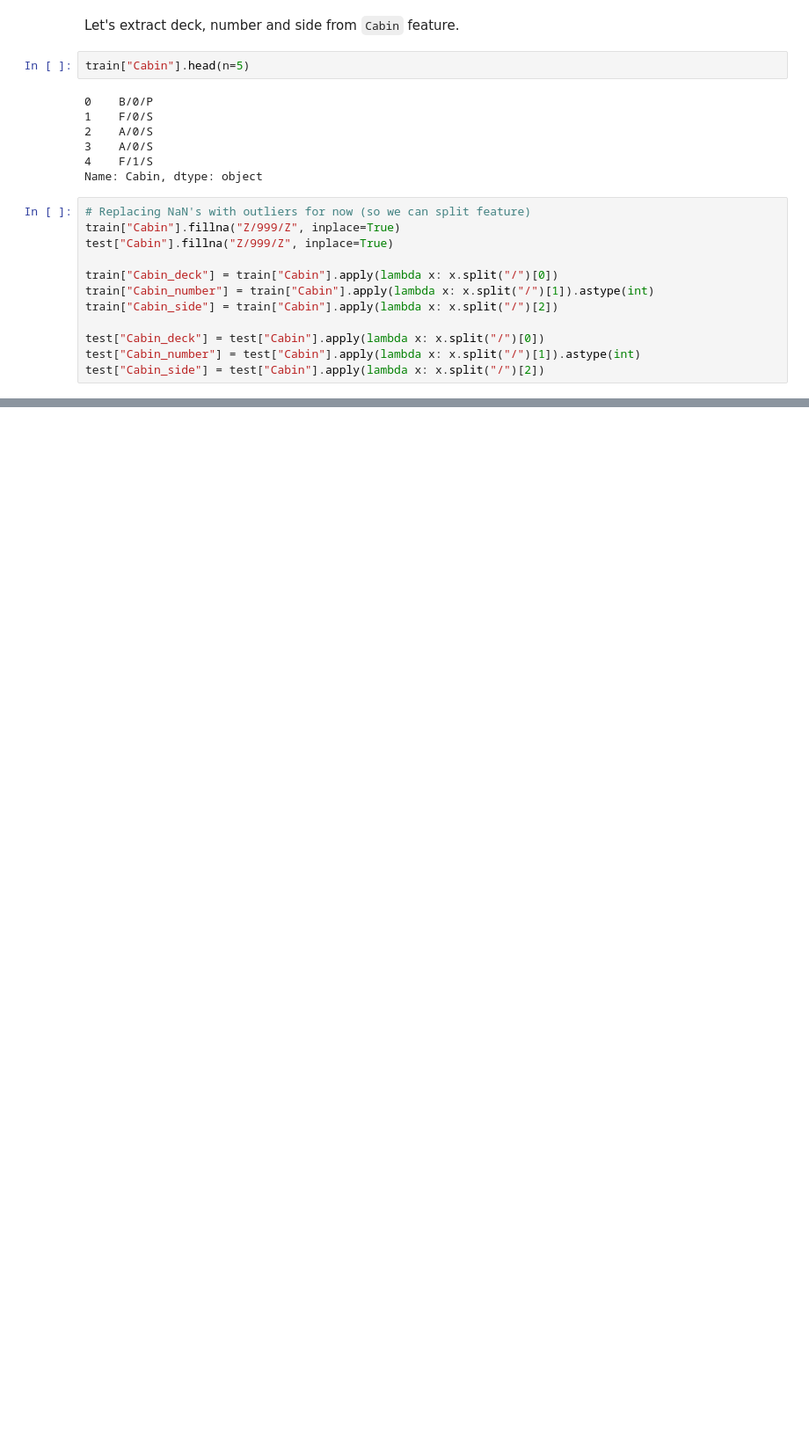
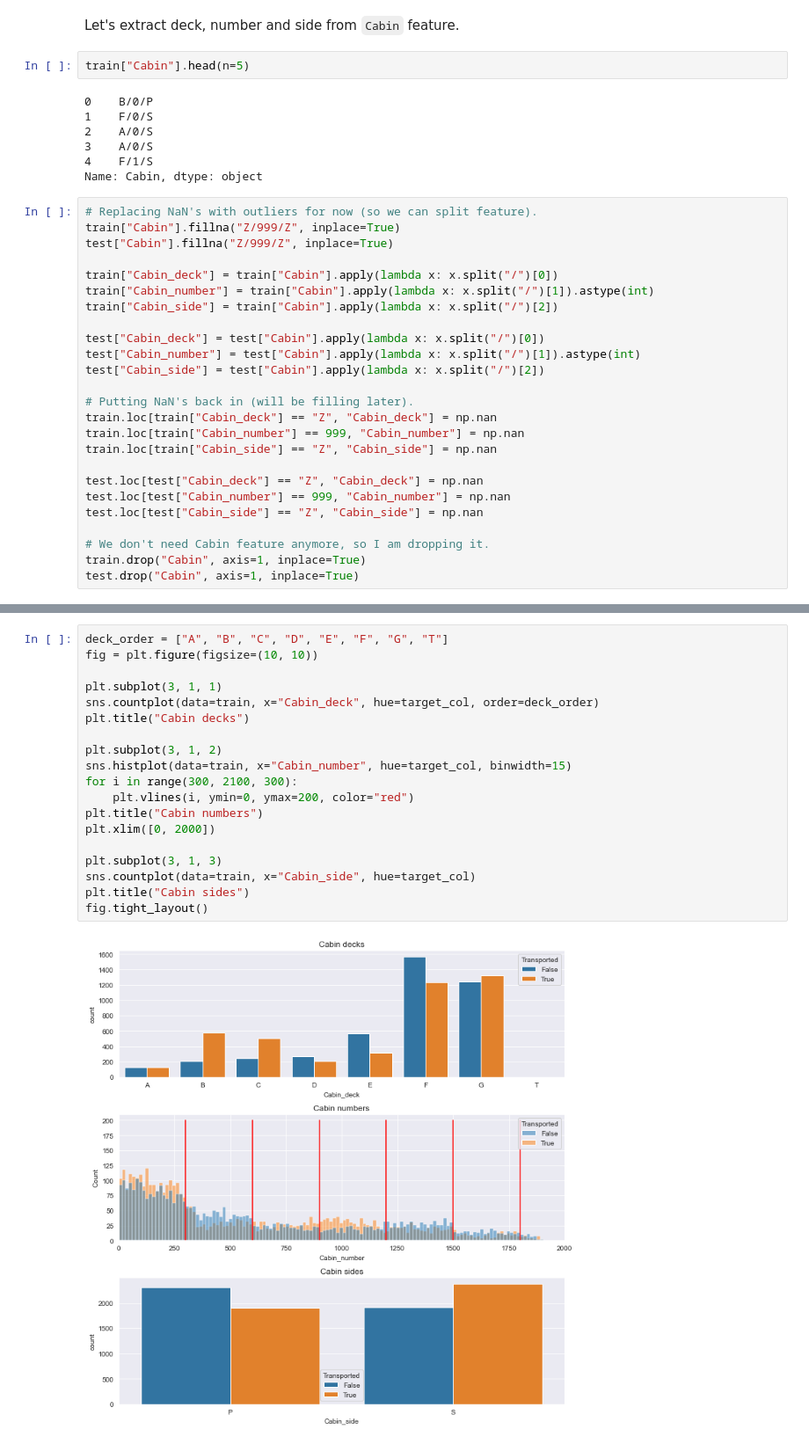
Before and after one commit to Ark3M/Kaggle-competitions, a Jupyter notebook: Spaceship Titanic/Spaceship_Titanic.ipynb, the cells around one changed output, grey strips where cells are left out. Shown at 88% size. Cells and saved outputs as stored; diff of their text form; blank space fills up the shorter version.

```diff
--- a/Spaceship Titanic/Spaceship_Titanic.ipynb
+++ b/Spaceship Titanic/Spaceship_Titanic.ipynb
@@ -298,7 +298,7 @@ train["Cabin"].head(n=5)
 4    F/1/S
 Name: Cabin, dtype: object
 # %%
-# Replacing NaN's with outliers for now (so we can split feature)
+# Replacing NaN's with outliers for now (so we can split feature).
 train["Cabin"].fillna("Z/999/Z", inplace=True)
 test["Cabin"].fillna("Z/999/Z", inplace=True)
 
@@ -309,3 +309,16 @@ train["Cabin_side"] = train["Cabin"].apply(lambda x: x.split("/")[2])
 test["Cabin_deck"] = test["Cabin"].apply(lambda x: x.split("/")[0])
 test["Cabin_number"] = test["Cabin"].apply(lambda x: x.split("/")[1]).astype(int)
 test["Cabin_side"] = test["Cabin"].apply(lambda x: x.split("/")[2])
+
+# Putting NaN's back in (will be filling later).
+train.loc[train["Cabin_deck"] == "Z", "Cabin_deck"] = np.nan
+train.loc[train["Cabin_number"] == 999, "Cabin_number"] = np.nan
+train.loc[train["Cabin_side"] == "Z", "Cabin_side"] = np.nan
+
+test.loc[test["Cabin_deck"] == "Z", "Cabin_deck"] = np.nan
+test.loc[test["Cabin_number"] == 999, "Cabin_number"] = np.nan
+test.loc[test["Cabin_side"] == "Z", "Cabin_side"] = np.nan
+
+# We don't need Cabin feature anymore, so I am dropping it.
+train.drop("Cabin", axis=1, inplace=True)
+test.drop("Cabin", axis=1, inplace=True)
@@ -311,0 +344,21 @@ test["Cabin_side"] = test["Cabin"].apply(lambda x: x.split("/")[2])
+# %%
+deck_order = ["A", "B", "C", "D", "E", "F", "G", "T"]
+fig = plt.figure(figsize=(10, 10))
+
+plt.subplot(3, 1, 1)
+sns.countplot(data=train, x="Cabin_deck", hue=target_col, order=deck_order)
+plt.title("Cabin decks")
+
+plt.subplot(3, 1, 2)
+sns.histplot(data=train, x="Cabin_number", hue=target_col, binwidth=15)
+for i in range(300, 2100, 300):
+    plt.vlines(i, ymin=0, ymax=200, color="red")
+plt.title("Cabin numbers")
+plt.xlim([0, 2000])
+
+plt.subplot(3, 1, 3)
+sns.countplot(data=train, x="Cabin_side", hue=target_col)
+plt.title("Cabin sides")
+fig.tight_layout()
+# %% [output]
+[figure, added]
```
Also changed, not shown: parts of 5 cells of this notebook.
